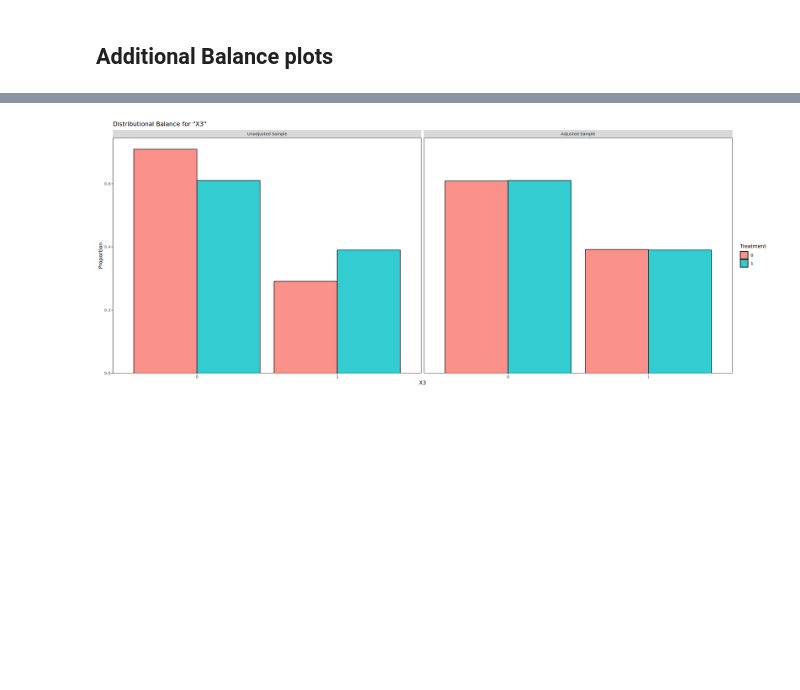
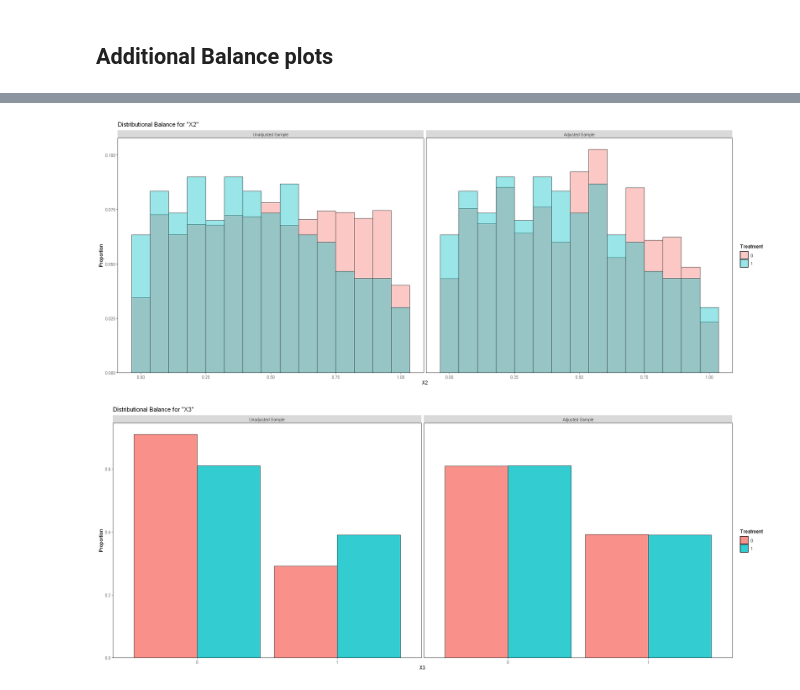
Before and after one commit to SvenKlaassen/cov-balance, a Jupyter notebook: cobalt_tests/r/unbalanced_dgp.ipynb, the cells around one changed output, grey strips where cells are left out. Saved outputs shown, nothing was run; the diff lists cells and outputs as text; code cells hidden in the pictures; blank space fills up the shorter version.

```diff
--- a/cobalt_tests/r/unbalanced_dgp.ipynb
+++ b/cobalt_tests/r/unbalanced_dgp.ipynb
@@ -292,3 +297,15 @@ bal.plot(
+# %%
+bal.plot(
+    x=formula,
+    var.name="X2",
+    data=df_test,
+    weights=weights,
+    which="both",
+    type = "histogram",
+    mirror = FALSE,
+    bins = 15)
+# %% [output]
+[figure, added]
 # %%
 bal.plot(
     x=formula,
```
Also changed, not shown: parts of 5 cells of this notebook, 3 other files.
